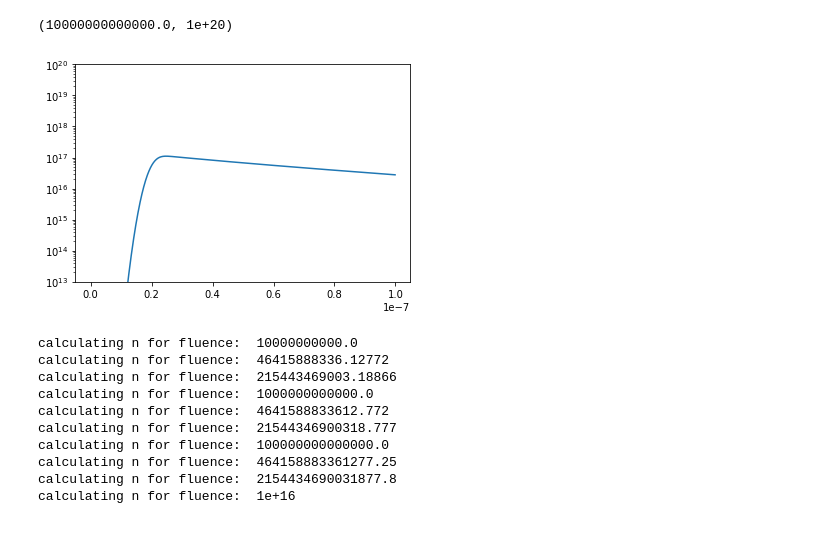
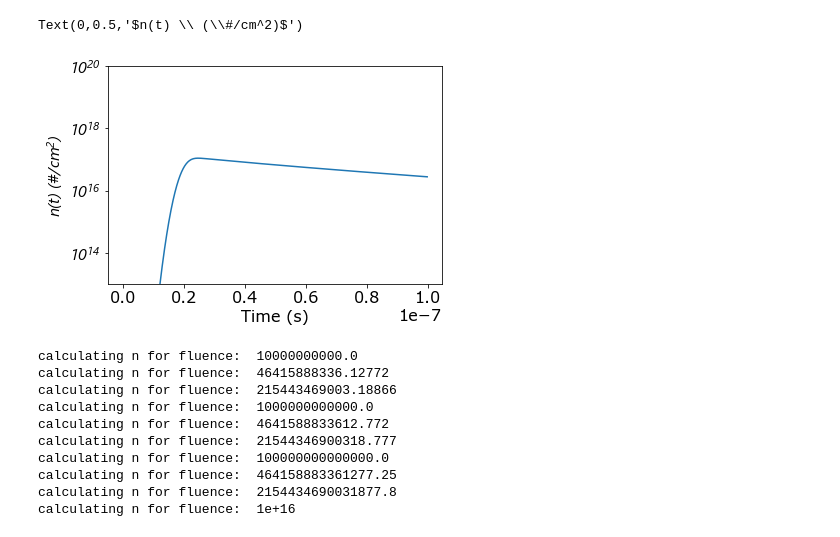
Before and after one commit to aspitarl/TRMC, a Jupyter notebook: Kinetic modeling.ipynb, the cells around one changed output. Saved outputs shown, nothing was run; the diff lists cells and outputs as text; code cells hidden in the pictures.

```diff
--- a/Kinetic modeling.ipynb
+++ b/Kinetic modeling.ipynb
@@ -3,6 +3,8 @@ import numpy as np
 import matplotlib.pyplot as plt
 import pandas as pd
 import kin
+import matplotlib as mpl
+mpl.rcParams.update({'font.size': 16})
 # %%
 params = {
     'FWHM':5e-9, #ns
@@ -41,12 +47,14 @@ plt.plot(t,n0)
 # %%
 n = kin.calc_n(dng,k1,k2,k3)
 
 plt.plot(n)
 plt.yscale('log')
 plt.ylim(1e13,1e20)
+plt.xlabel('Time (s)')
+plt.ylabel('$n(t) \ (\#/cm^2)$')
 # %% [output]
-(10000000000000.0, 1e+20)
+Text(0,0.5,'$n(t) \\ (\\#/cm^2)$')
-[figure, old version]
+[figure, new version]
 # %%
 fluences = np.logspace(10,16, num=10)
 # n_arr = np.empty(shape = (len(t),len(fluences)))
```
Also changed, not shown: parts of 4 cells of this notebook.
